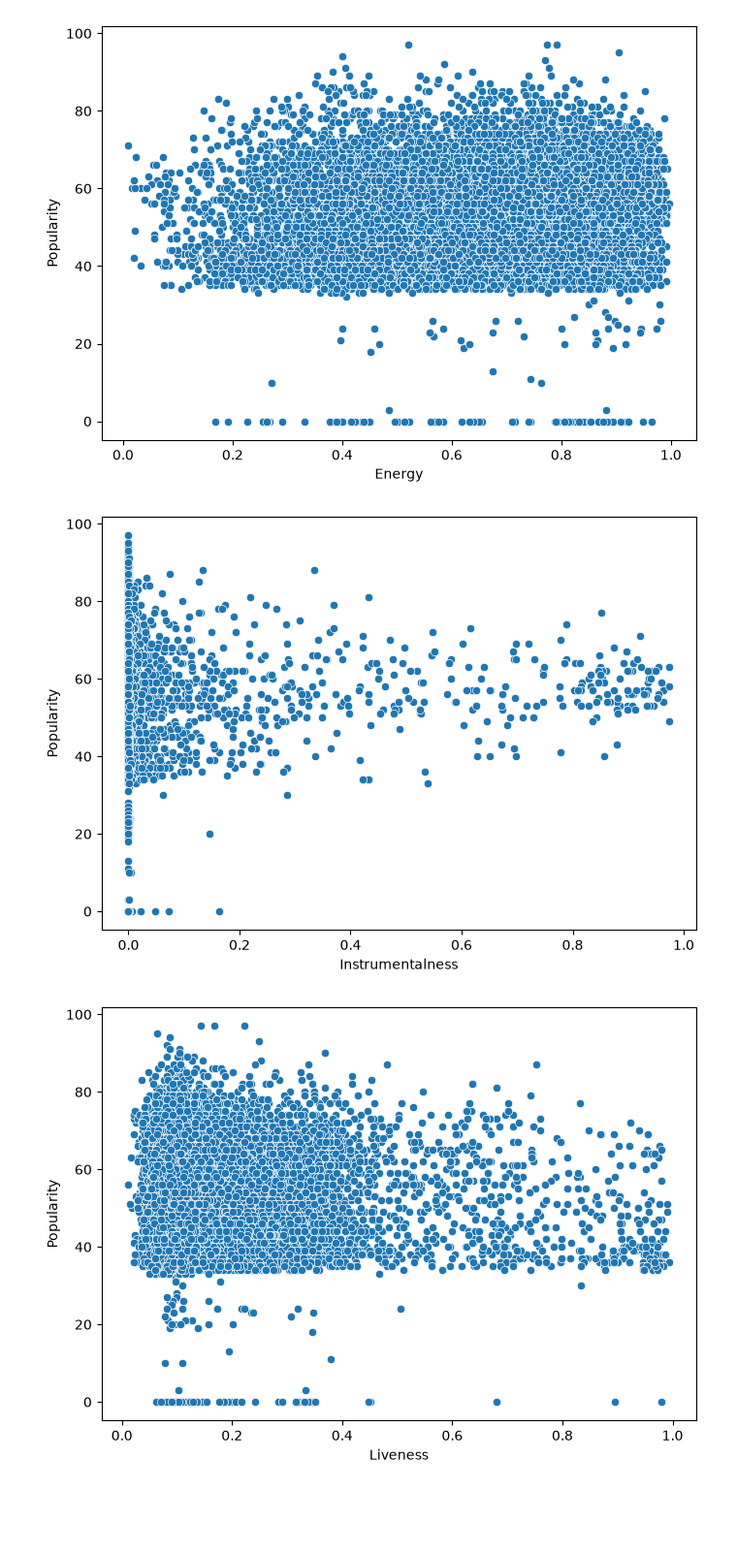
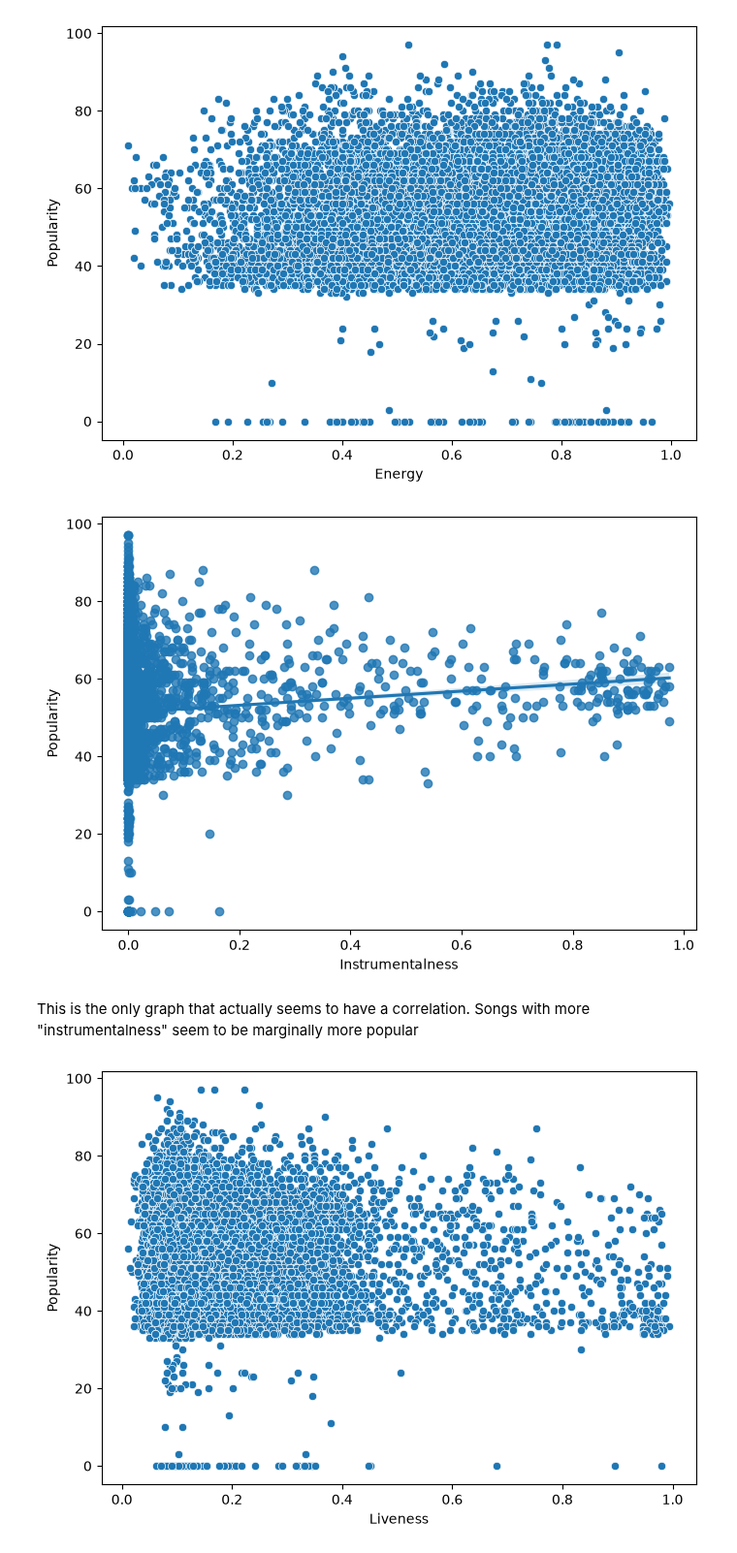
Before and after one commit to olivrwitt/eds217, a Jupyter notebook: project/project_The_Twos.ipynb, the cells around one changed output. Shown at 97% size. Cells and saved outputs as stored; diff of their text form; code cells hidden in the pictures; blank space fills up the shorter version.

```diff
--- a/project/project_The_Twos.ipynb
+++ b/project/project_The_Twos.ipynb
@@ -353,13 +358,15 @@ plt.show()
 [figure]
 # %%
 plt.figure(figsize=(7, 5))
-sns.scatterplot(data=dance_genres, x='instrumentalness', y='popularity')
+sns.regplot(data=dance_genres, x='instrumentalness', y='popularity')
 plt.xlabel('Instrumentalness')
 plt.ylabel('Popularity')
 plt.tight_layout()
 plt.show()
 # %% [output]
-[figure, old version]
+[figure, new version]
+# %% [markdown]
+This is the only graph that actually seems to have a correlation.  Songs with more "instrumentalness" seem to be marginally more popular
 # %%
 plt.figure(figsize=(7, 5))
 sns.scatterplot(data=dance_genres, x='liveness', y='popularity')
```
Also changed, not shown: parts of 26 cells of this notebook, 1 other file.
